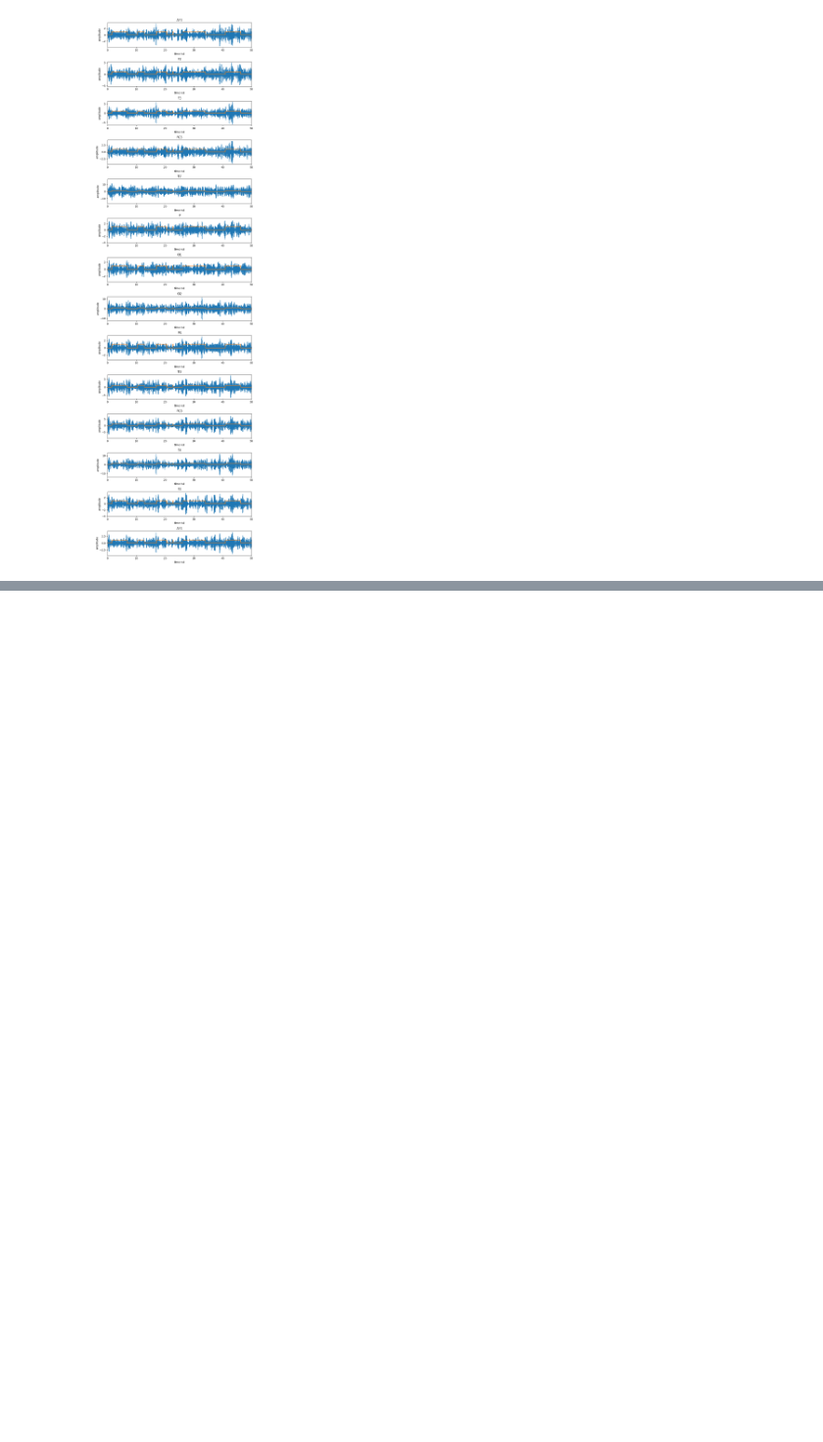
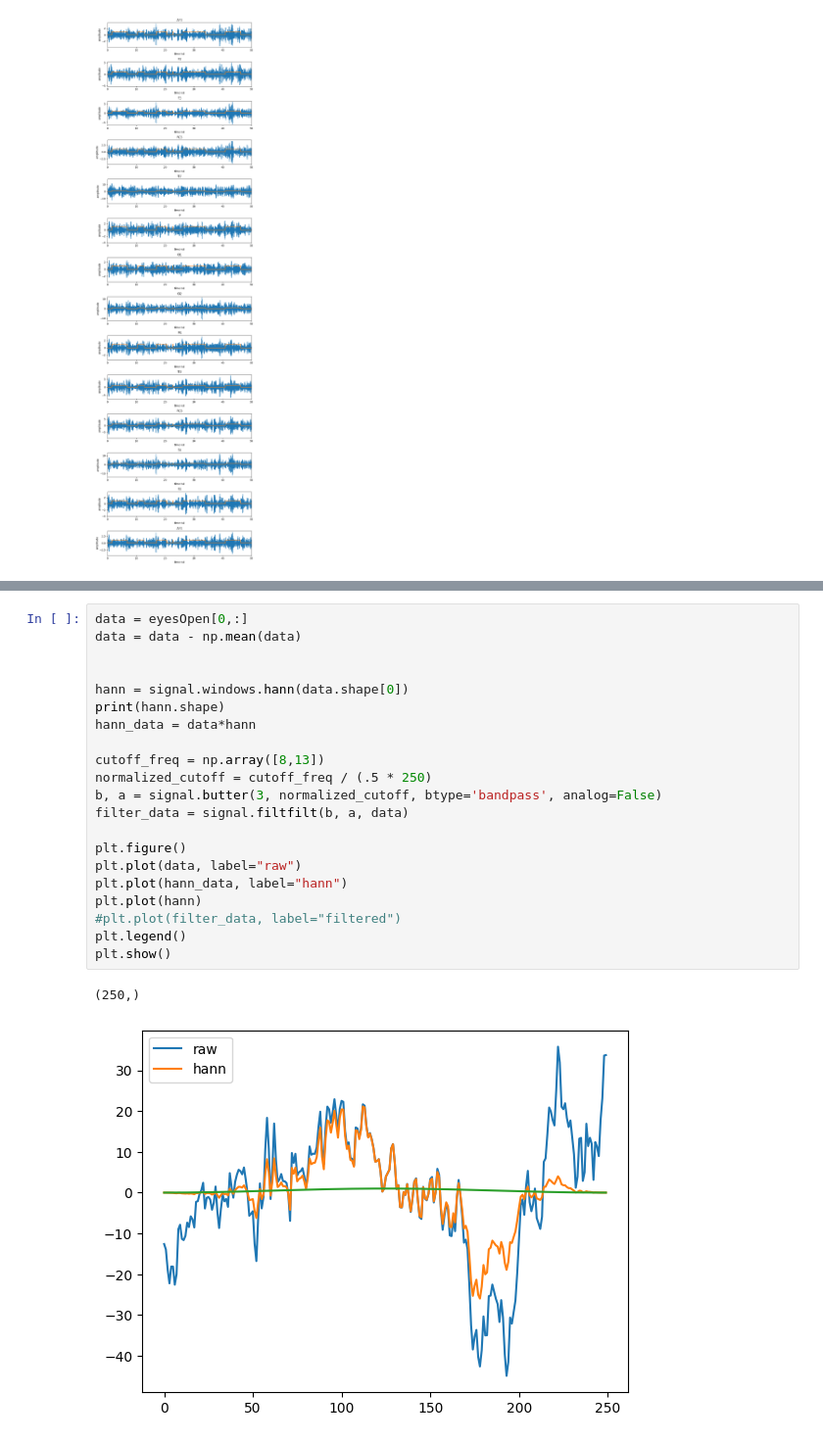
Before and after one commit to zbalkhy/ucd_neurotech_outreach, a Jupyter notebook: data/scratch_pad.ipynb, the cells around one changed output, grey strips where cells are left out. Shown at 98% size. Drawn from its saved outputs; the diff is of its cells as text; blank space fills up the shorter version.

```diff
--- a/data/scratch_pad.ipynb
+++ b/data/scratch_pad.ipynb
@@ -197,0 +209,24 @@ for i, key in enumerate(X.keys()):
+# %%
+data = eyesOpen[0,:]
+data = data - np.mean(data)
+
+
+hann = signal.windows.hann(data.shape[0])
+print(hann.shape)
+hann_data = data*hann
+
+cutoff_freq = np.array([8,13])
+normalized_cutoff = cutoff_freq / (.5 * 250)
+b, a = signal.butter(3, normalized_cutoff, btype='bandpass', analog=False)
+filter_data = signal.filtfilt(b, a, data)
+
+plt.figure()
+plt.plot(data, label="raw")
+plt.plot(hann_data, label="hann")
+plt.plot(hann)
+#plt.plot(filter_data, label="filtered")
+plt.legend()
+plt.show()
+# %% [output]
+(250,)
+[figure, added]
```
Also changed, not shown: parts of 4 cells of this notebook, 2 other files.
